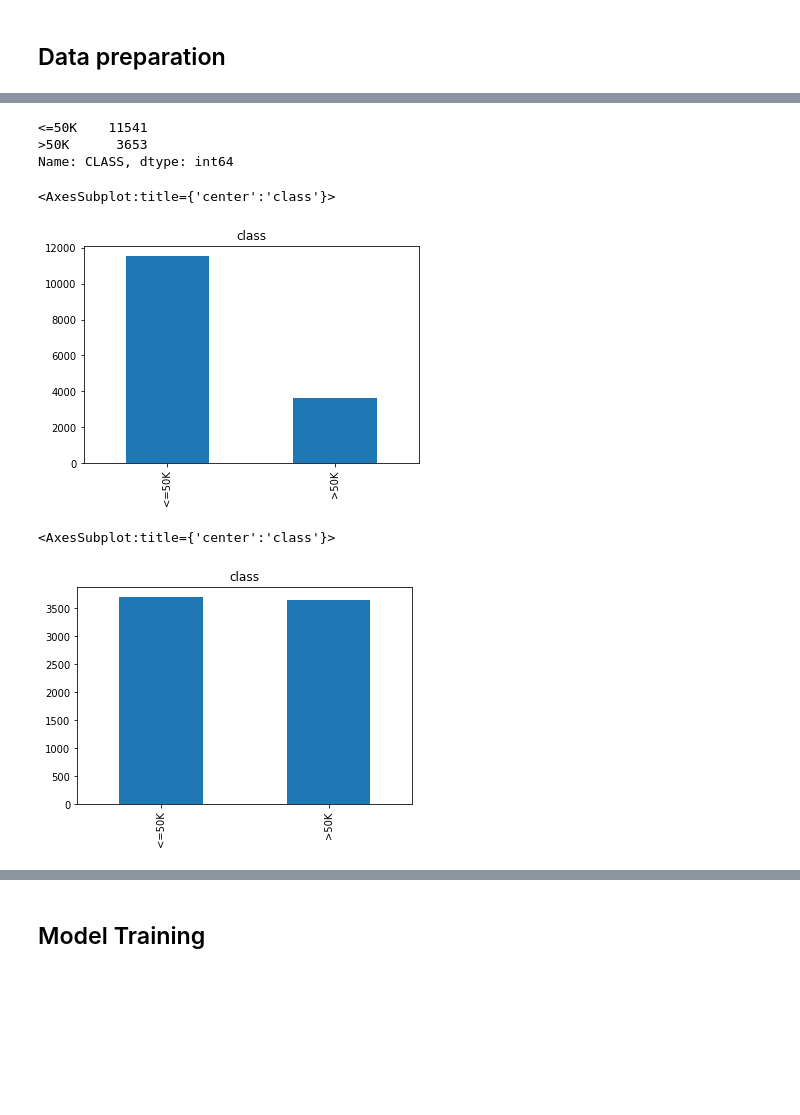
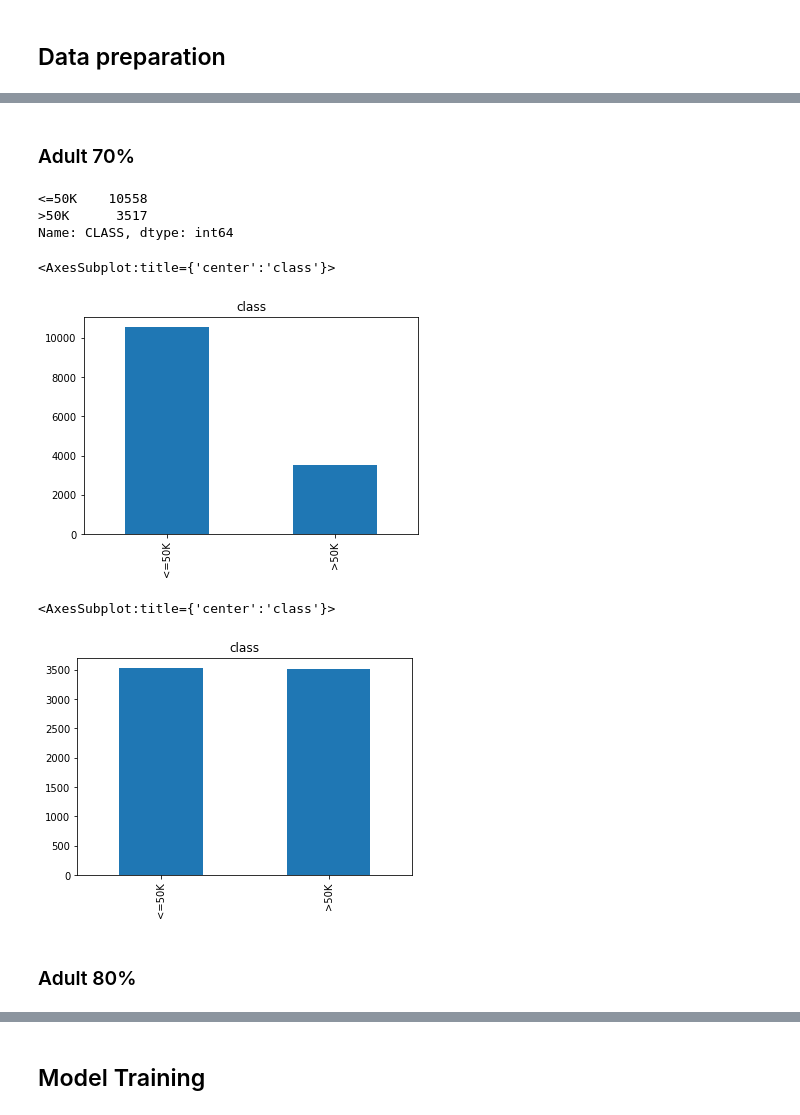
Before and after one commit to jakjan95/DTsolver, a Jupyter notebook: DTsolver-pruning-data-cleaning.ipynb, the cells around one changed output, grey strips where cells are left out. Cells and saved outputs as stored; diff of their text form; code cells hidden in the pictures; blank space fills up the shorter version.

```diff
--- a/DTsolver-pruning-data-cleaning.ipynb
+++ b/DTsolver-pruning-data-cleaning.ipynb
@@ -246,5 +458,5 @@ adult_dataset.head()
 # %%
-adult_dataset = adult_dataset[['age','workclass','education','education-num','marital-status','occupation','relationship','race','sex','hourse-per-week','CLASS']]
+adult_dataset = adult_dataset[['age','workclass','education','education-num','marital-status','occupation','relationship','race','sex','hourse-per-week', 'native-country' ,'CLASS']]
 
 for element in list(adult_dataset):
     if adult_dataset[element].dtype not in [np.float64, np.int64]:
@@ -252,5 +464,6 @@ for element in list(adult_dataset):
 
 adult_dataset['CLASS'] = adult_dataset['CLASS'].str.strip()
 adult_dataset.head()
+adult_dataset
 # %% [output]
 |  | age | workclass | education | education-num | marital-status | occupation | relationship | race | ... |
@@ -261,0 +482,8 @@ adult_dataset.head()
+# %%
+adult_dataset.dropna(how='any', axis=0)
+indexNames = adult_dataset[(adult_dataset['workclass'] == '?') | (adult_dataset['education'] == '?') | (adult_dataset['marital-status'] == '?') | (adult_dataset['occupation'] == '?') | (adult_dataset['relationship'] == '?') | (adult_dataset['race'] == '?') | (adult_dataset['sex'] == '?') | (adult_dataset['native-country'] == '?') ].index
+# print(indexNames)
+adult_dataset.drop(indexNames, inplace=True)
+adult_dataset.head()
+adult_dataset.reset_index(inplace=True)
+adult_dataset
@@ -262,31 +504,35 @@ adult_dataset.head()
+# %% [markdown]
+### Adult 70%
 # %%
-adult_set_for_training, adult_testing = data_utils.data_split(adult_dataset, 70)
-adult_training, adult_validation = data_utils.split_training_data_for_pruning(adult_set_for_training)
+adult_set_for_training70, adult_testing70 = data_utils.data_split(adult_dataset, 70)
+adult_training70, adult_validation70 = data_utils.split_training_data_for_pruning(adult_set_for_training70)
 
-print(adult_training['CLASS'].value_counts())
-adult_training['CLASS'].value_counts().plot(kind='bar', title='class')
+print(adult_training70['CLASS'].value_counts())
+adult_training70['CLASS'].value_counts().plot(kind='bar', title='class')
 # %% [output]
-<=50K    11541
->50K      3653
+<=50K    10558
+>50K      3517
 Name: CLASS, dtype: int64
 <AxesSubplot:title={'center':'class'}>
-[figure, old version]
+[figure, new version]
 # %%
-resampling_adult = adult_training.copy()
-less_50k_part = resampling_adult[resampling_adult['CLASS'] == '<=50K']
-more_50k_part = resampling_adult[resampling_adult['CLASS'] == '>50K']
+resampling_adult70 = adult_training70.copy()
+less_50k_part70 = resampling_adult70[resampling_adult70['CLASS'] == '<=50K']
+more_50k_part70 = resampling_adult70[resampling_adult70['CLASS'] == '>50K']
 
-less_50k_part_downsampled = resample(less_50k_part,
+less_50k_part_downsampled70 = resample(less_50k_part70,
                                  replace=False,
-                                 n_samples=3706)
+                                 n_samples=3528)
 
 # Combine minority class with downsampled majority class
-balanced_adult_training = pd.concat([less_50k_part_downsampled, more_50k_part])
-balanced_adult_training = balanced_adult_training.reset_index(level=None, drop=True, inplace=False, col_level=0, col_fill='')
-balanced_adult_training = balanced_adult_training.sample(frac=1).reset_index(drop=True)
+balanced_adult_training70 = pd.concat([less_50k_part_downsampled70, more_50k_part70])
+balanced_adult_training70 = balanced_adult_training70.reset_index(level=None, drop=True, inplace=False, col_level=0, col_fill='')
+balanced_adult_training70 = balanced_adult_training70.sample(frac=1).reset_index(drop=True)
 
-adult_training = balanced_adult_training.copy()
-adult_training['CLASS'].value_counts().plot(kind='bar', title='class')
+adult_training70 = balanced_adult_training70.copy()
+adult_training70['CLASS'].value_counts().plot(kind='bar', title='class')
 # %% [output]
 <AxesSubplot:title={'center':'class'}>
-[figure, old version]
+[figure, new version]
+# %% [markdown]
+### Adult 80%
```
Also changed, not shown: parts of 56 cells of this notebook.
